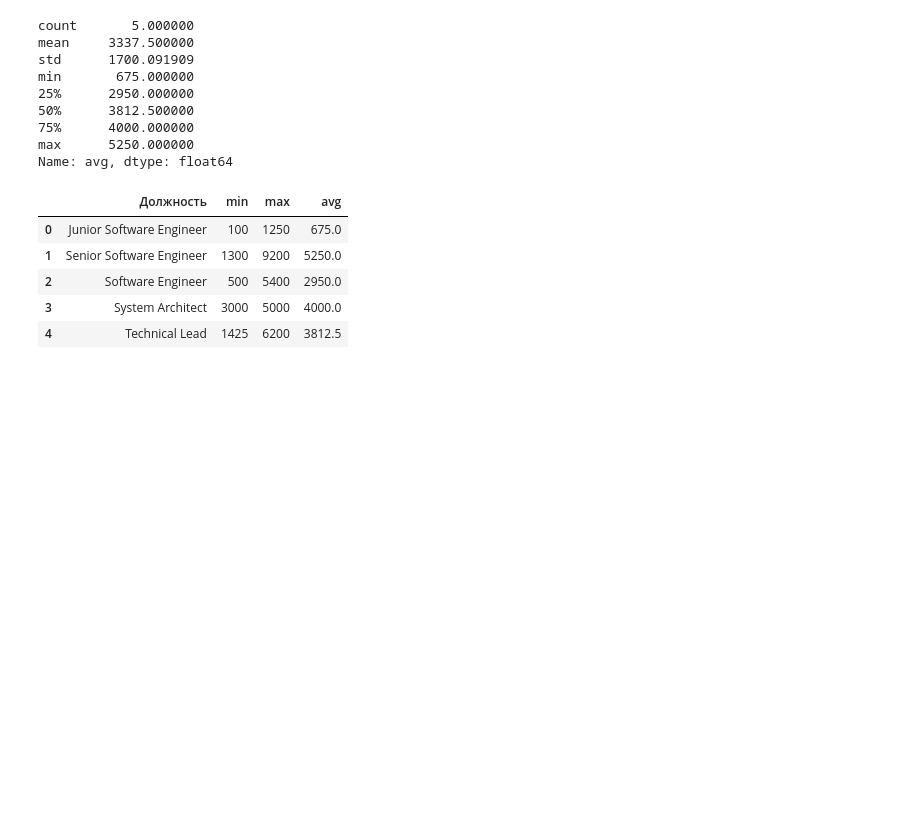
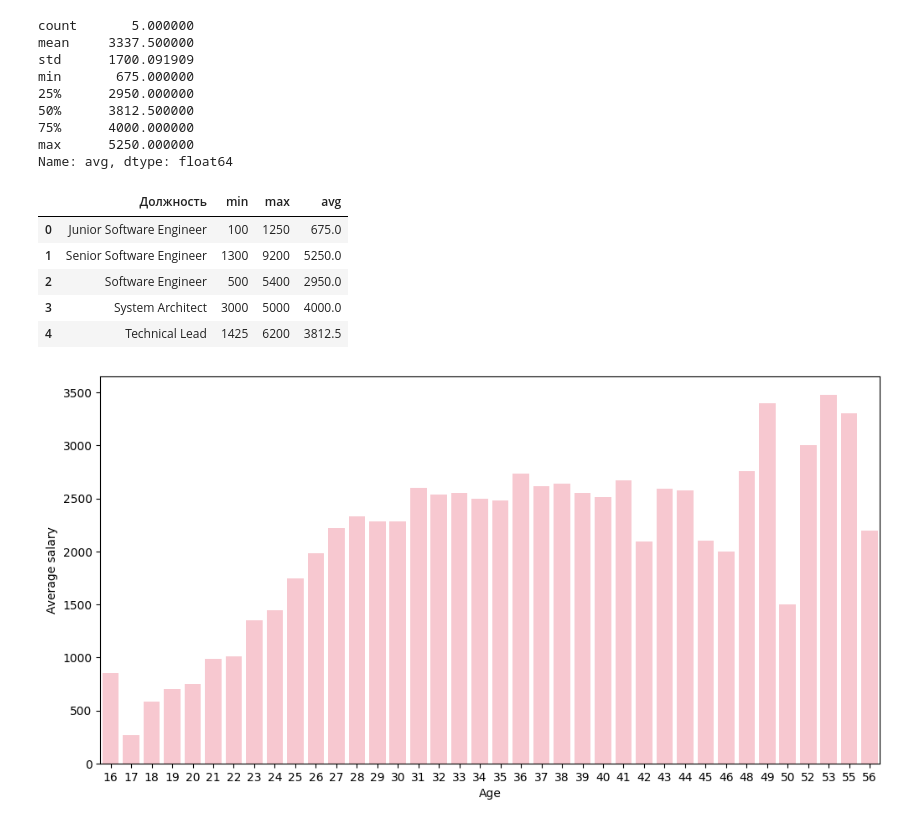
Before and after one commit to YanaYakovleva2018/DataScience_HW, a Jupyter notebook: HW2/Hw2_2.ipynb, the cells around one changed output. Cells and saved outputs as stored; diff of their text form; code cells hidden in the pictures; blank space fills up the shorter version.

```diff
--- a/HW2/Hw2_2.ipynb
+++ b/HW2/Hw2_2.ipynb
@@ -229,3 +229,14 @@ data
 | 2 | Software Engineer | 500 | 5400 | 2950.0 |
 | 3 | System Architect | 3000 | 5000 | 4000.0 |
 | 4 | Technical Lead | 1425 | 6200 | 3812.5 |
+# %%
+mean_salary = table.groupby('Возраст')['Зарплата.в.месяц'].mean()
+
+fig, ax = plt.subplots(figsize=(12, 6))
+di = sns.barplot(x=mean_salary.index, y=mean_salary.values, color = 'pink')
+plt.xlabel('Age')
+plt.ylabel('Average salary')
+
+plt.show()
+# %% [output]
+[figure, added]
```
Also changed, not shown: parts of 2 cells of this notebook, 3 other files.
